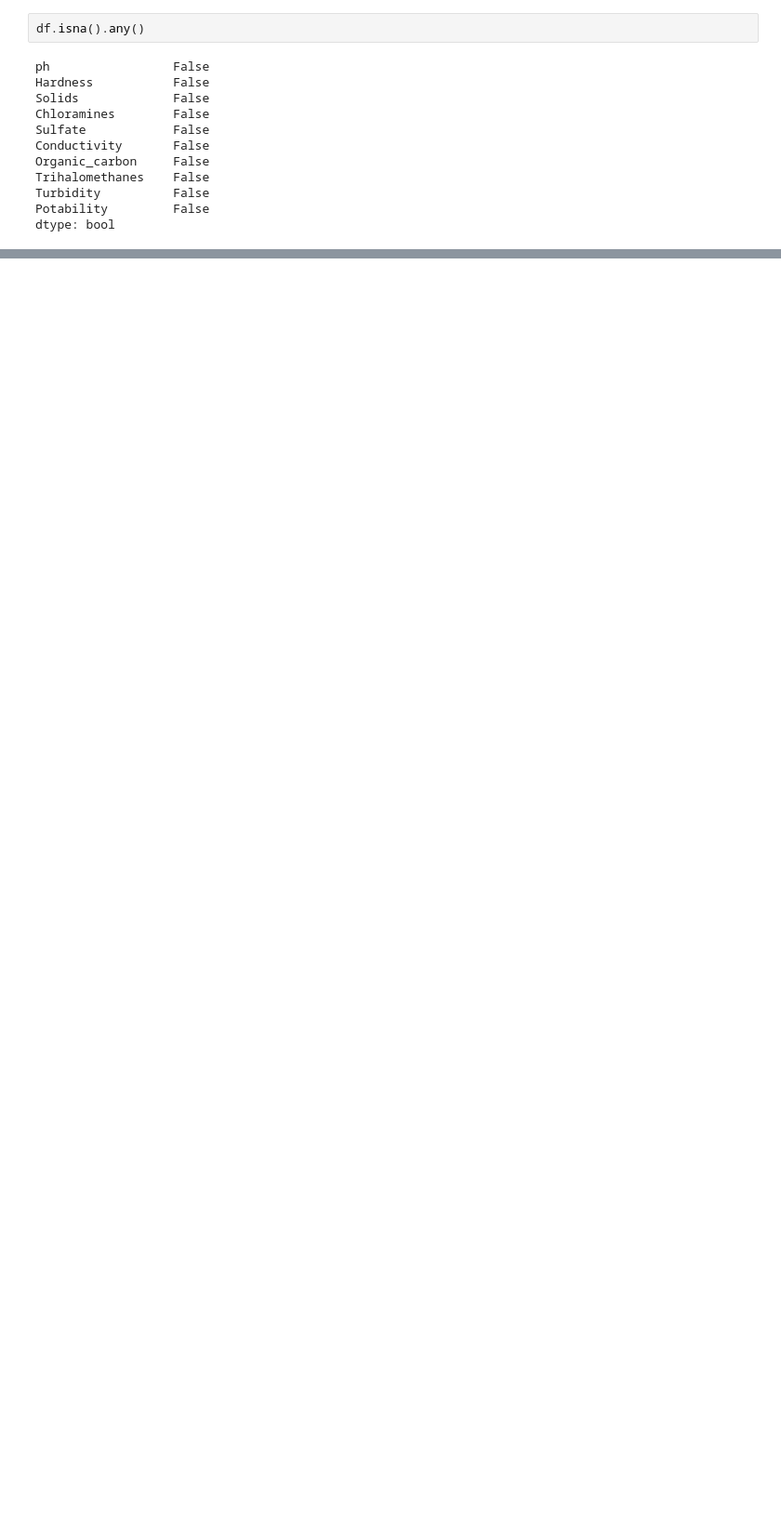
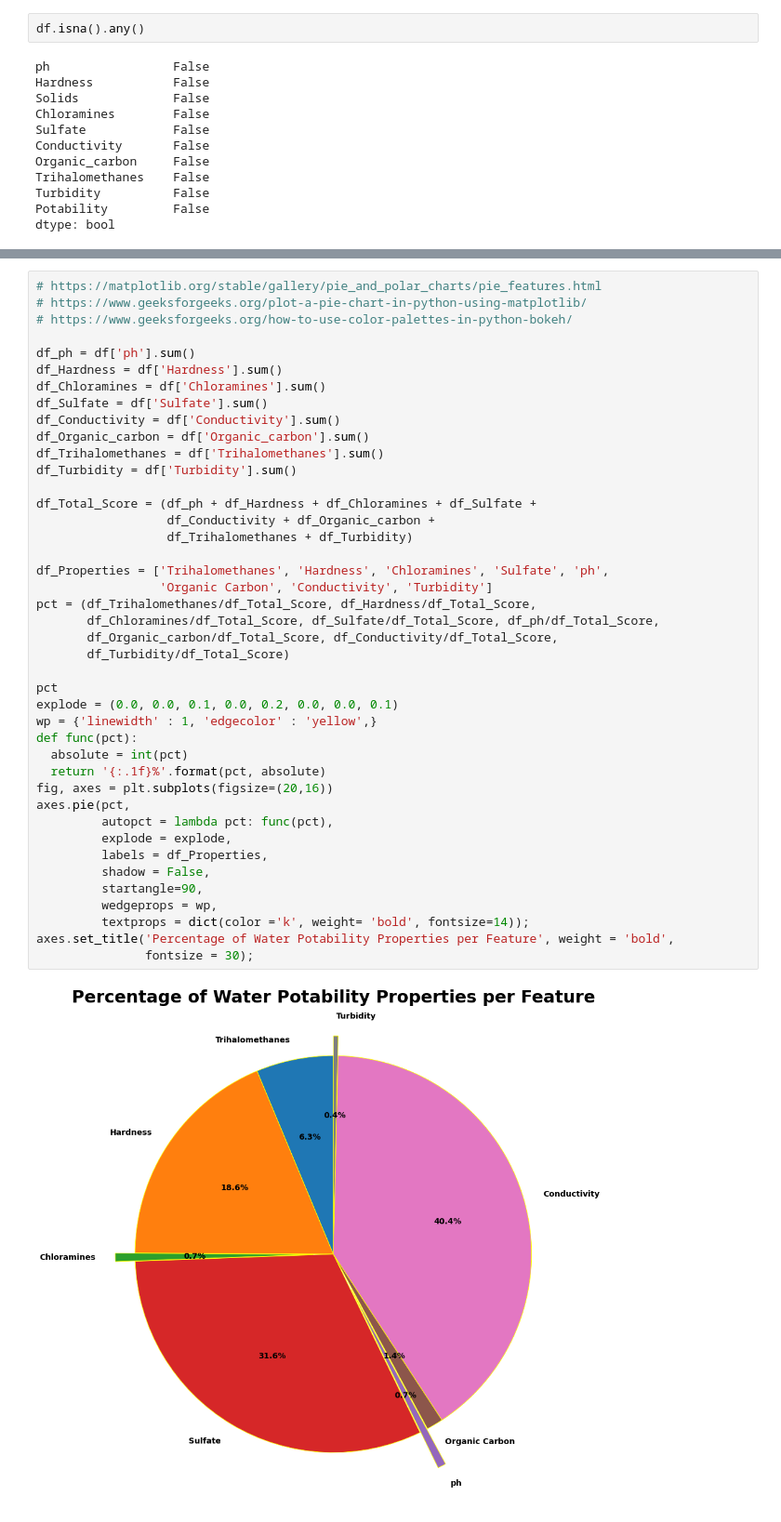
Before and after one commit to jvaug30/Water-Potability, a Jupyter notebook: Water_Potability.ipynb, the cells around one changed output, grey strips where cells are left out. Shown at 93% size. Cells and saved outputs as stored; diff of their text form; blank space fills up the shorter version.

```diff
--- a/Water_Potability.ipynb
+++ b/Water_Potability.ipynb
@@ -132,0 +146,44 @@ hardness
+# %%
+# https://matplotlib.org/stable/gallery/pie_and_polar_charts/pie_features.html
+# https://www.geeksforgeeks.org/plot-a-pie-chart-in-python-using-matplotlib/
+# https://www.geeksforgeeks.org/how-to-use-color-palettes-in-python-bokeh/
+
+df_ph = df['ph'].sum()
+df_Hardness = df['Hardness'].sum()
+df_Chloramines = df['Chloramines'].sum()
+df_Sulfate = df['Sulfate'].sum()
+df_Conductivity = df['Conductivity'].sum()
+df_Organic_carbon = df['Organic_carbon'].sum()
+df_Trihalomethanes = df['Trihalomethanes'].sum()
+df_Turbidity = df['Turbidity'].sum()
+
+df_Total_Score = (df_ph + df_Hardness + df_Chloramines + df_Sulfate +
+                  df_Conductivity + df_Organic_carbon +
+                  df_Trihalomethanes + df_Turbidity)
+
+df_Properties = ['Trihalomethanes', 'Hardness', 'Chloramines', 'Sulfate', 'ph',
+                 'Organic Carbon', 'Conductivity', 'Turbidity']
+pct = (df_Trihalomethanes/df_Total_Score, df_Hardness/df_Total_Score,
+       df_Chloramines/df_Total_Score, df_Sulfate/df_Total_Score, df_ph/df_Total_Score,
+       df_Organic_carbon/df_Total_Score, df_Conductivity/df_Total_Score,
+       df_Turbidity/df_Total_Score)
+
+pct
+explode = (0.0, 0.0, 0.1, 0.0, 0.2, 0.0, 0.0, 0.1)
+wp = {'linewidth' : 1, 'edgecolor' : 'yellow',}
+def func(pct):
+  absolute = int(pct)
+  return '{:.1f}%'.format(pct, absolute)
+fig, axes = plt.subplots(figsize=(20,16))
+axes.pie(pct,
+         autopct = lambda pct: func(pct),
+         explode = explode,
+         labels = df_Properties,
+         shadow = False,
+         startangle=90,
+         wedgeprops = wp,
+         textprops = dict(color ='k', weight= 'bold', fontsize=14));
+axes.set_title('Percentage of Water Potability Properties per Feature', weight = 'bold',
+               fontsize = 30);
+# %% [output]
+[figure, added]
```
Also changed, not shown: parts of 9 cells of this notebook.
